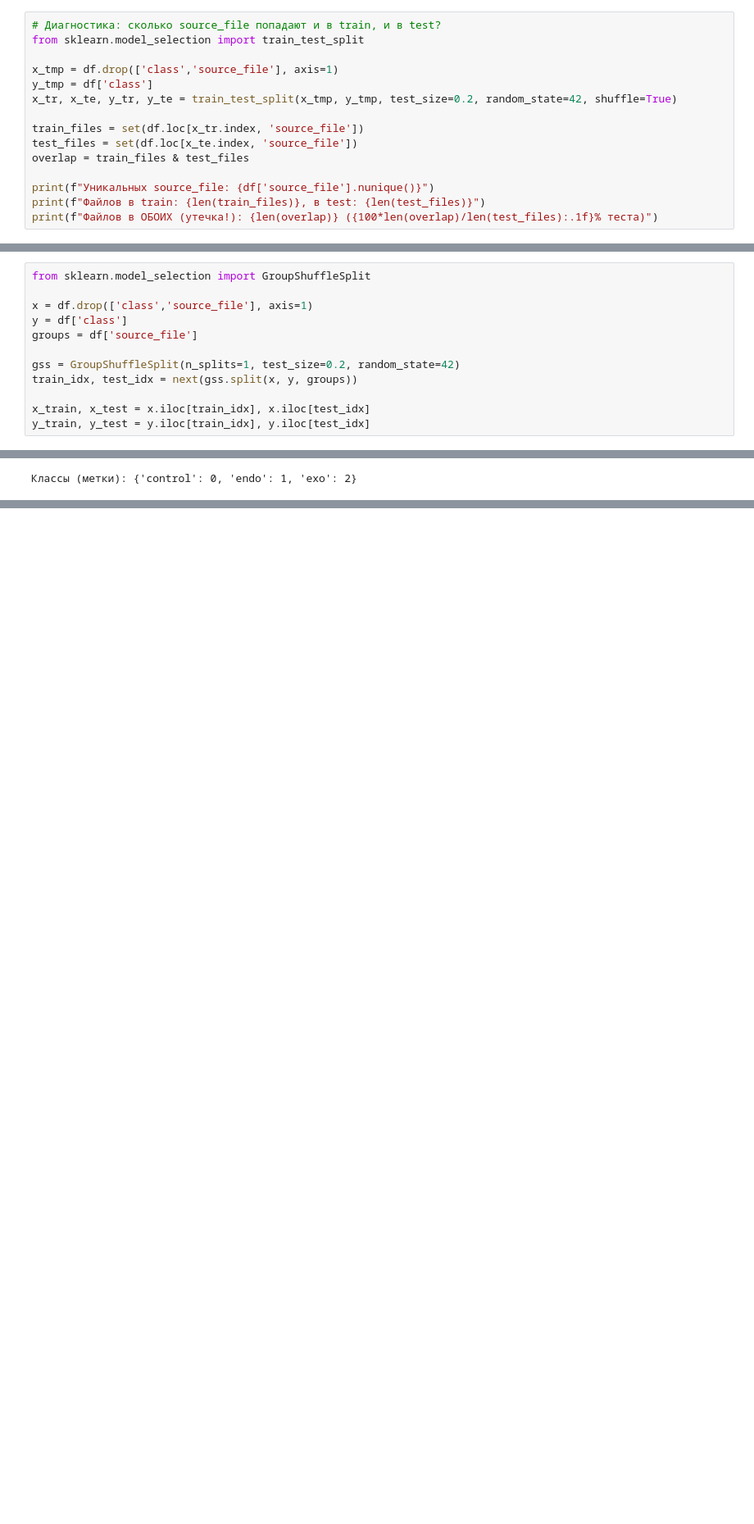
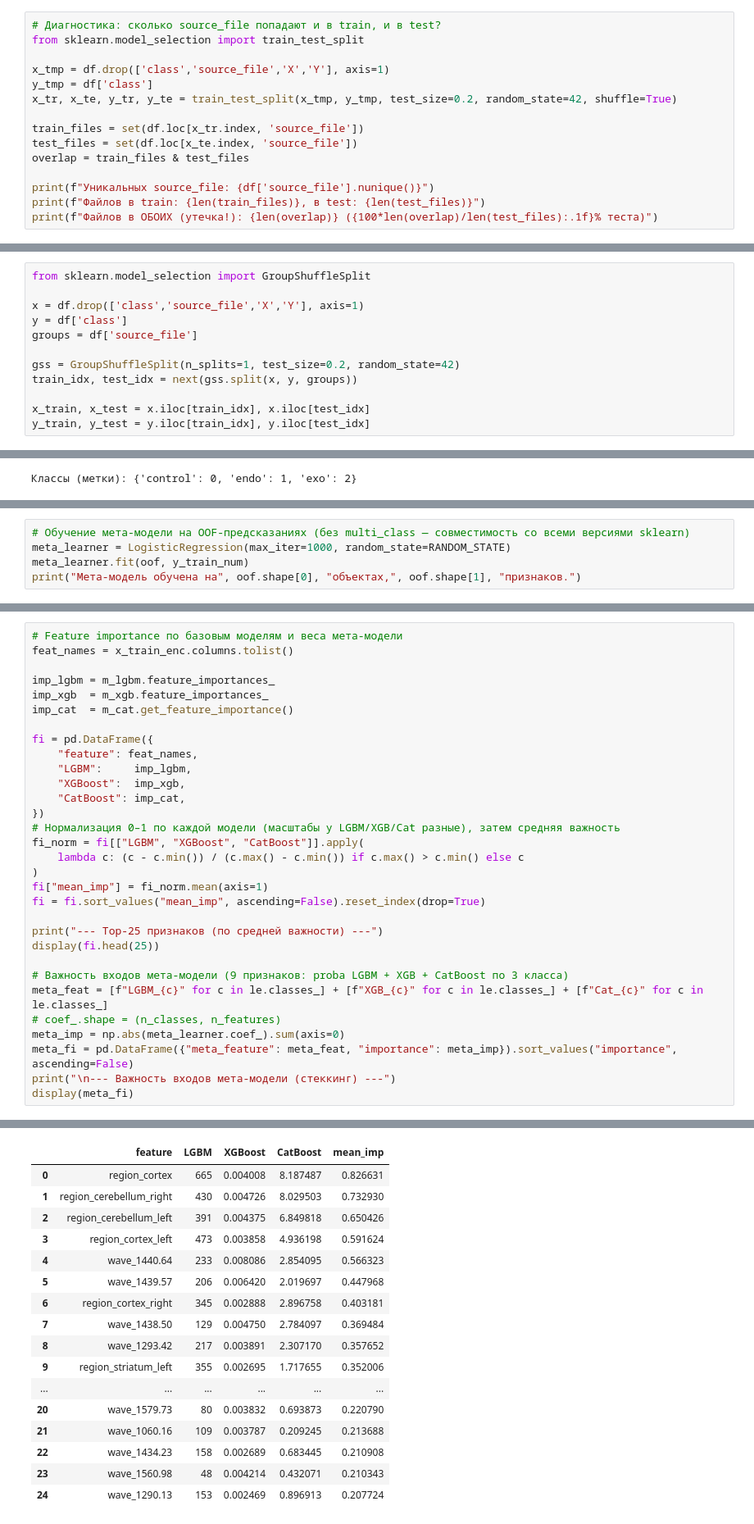
Before and after one commit to Neiromen/RomanSpectre, a Jupyter notebook: sample.ipynb, the cells around one changed output, grey strips where cells are left out. Shown at 82% size. Saved outputs shown, nothing was run; the diff lists cells and outputs as text; blank space fills up the shorter version.

```diff
--- a/sample.ipynb
+++ b/sample.ipynb
@@ -36,7 +78,7 @@ df.head(5)
 # Диагностика: сколько source_file попадают и в train, и в test?
 from sklearn.model_selection import train_test_split
 
-x_tmp = df.drop(['class','source_file'], axis=1)
+x_tmp = df.drop(['class','source_file','X','Y'], axis=1)
 y_tmp = df['class']
 x_tr, x_te, y_tr, y_te = train_test_split(x_tmp, y_tmp, test_size=0.2, random_state=42, shuffle=True)
 
@@ -54,7 +96,7 @@ print(f"Файлов в ОБОИХ (утечка!): {len(overlap)} ({100*len(ove
 # %%
 from sklearn.model_selection import GroupShuffleSplit
 
-x = df.drop(['class','source_file'], axis=1)
+x = df.drop(['class','source_file','X','Y'], axis=1)
 y = df['class']
 groups = df['source_file']
 
@@ -150,0 +184,5 @@ catboost fit ended
+# %%
+# Обучение мета-модели на OOF-предсказаниях (без multi_class — совместимость со всеми версиями sklearn)
+meta_learner = LogisticRegression(max_iter=1000, random_state=RANDOM_STATE)
+meta_learner.fit(oof, y_train_num)
+print("Мета-модель обучена на", oof.shape[0], "объектах,", oof.shape[1], "признаков.")
@@ -187,0 +249,32 @@ Ensemble      R2: 0.9273   F1(micro): 0.9577
+# %%
+# Feature importance по базовым моделям и веса мета-модели
+feat_names = x_train_enc.columns.tolist()
+
+imp_lgbm = m_lgbm.feature_importances_
+imp_xgb  = m_xgb.feature_importances_
+imp_cat  = m_cat.get_feature_importance()
+
+fi = pd.DataFrame({
+    "feature": feat_names,
+    "LGBM":     imp_lgbm,
+    "XGBoost":  imp_xgb,
+    "CatBoost": imp_cat,
+})
+# Нормализация 0–1 по каждой модели (масштабы у LGBM/XGB/Cat разные), затем средняя важность
+fi_norm = fi[["LGBM", "XGBoost", "CatBoost"]].apply(
+    lambda c: (c - c.min()) / (c.max() - c.min()) if c.max() > c.min() else c
+)
+fi["mean_imp"] = fi_norm.mean(axis=1)
+fi = fi.sort_values("mean_imp", ascending=False).reset_index(drop=True)
+
+print("--- Top-25 признаков (по средней важности) ---")
+display(fi.head(25))
+
+# Важность входов мета-модели (9 признаков: proba LGBM + XGB + CatBoost по 3 класса)
+meta_feat = [f"LGBM_{c}" for c in le.classes_] + [f"XGB_{c}" for c in le.classes_] + [f"Cat_{c}" for c in le.classes_]
+# coef_.shape = (n_classes, n_features)
+meta_imp = np.abs(meta_learner.coef_).sum(axis=0)
+meta_fi = pd.DataFrame({"meta_feature": meta_feat, "importance": meta_imp}).sort_values("importance", ascending=False)
+print("\n--- Важность входов мета-модели (стеккинг) ---")
+display(meta_fi)
+# %% [output]
@@ -187,0 +282,17 @@ Ensemble      R2: 0.9273   F1(micro): 0.9577
+|  | feature | LGBM | XGBoost | CatBoost | mean_imp |
+| 0 | region_cortex | 665 | 0.004008 | 8.187487 | 0.826631 |
+| 1 | region_cerebellum_right | 430 | 0.004726 | 8.029503 | 0.732930 |
+| 2 | region_cerebellum_left | 391 | 0.004375 | 6.849818 | 0.650426 |
+| 3 | region_cortex_left | 473 | 0.003858 | 4.936198 | 0.591624 |
+| 4 | wave_1440.64 | 233 | 0.008086 | 2.854095 | 0.566323 |
+| 5 | wave_1439.57 | 206 | 0.006420 | 2.019697 | 0.447968 |
+| 6 | region_cortex_right | 345 | 0.002888 | 2.896758 | 0.403181 |
+| 7 | wave_1438.50 | 129 | 0.004750 | 2.784097 | 0.369484 |
+| 8 | wave_1293.42 | 217 | 0.003891 | 2.307170 | 0.357652 |
+| 9 | region_striatum_left | 355 | 0.002695 | 1.717655 | 0.352006 |
+| ... | ... | ... | ... | ... | ... |
+| 20 | wave_1579.73 | 80 | 0.003832 | 0.693873 | 0.220790 |
+| 21 | wave_1060.16 | 109 | 0.003787 | 0.209245 | 0.213688 |
+| 22 | wave_1434.23 | 158 | 0.002689 | 0.683445 | 0.210908 |
+| 23 | wave_1560.98 | 48 | 0.004214 | 0.432071 | 0.210343 |
+| 24 | wave_1290.13 | 153 | 0.002469 | 0.896913 | 0.207724 |
```
Also changed, not shown: parts of 12 cells of this notebook, 9 other files.
